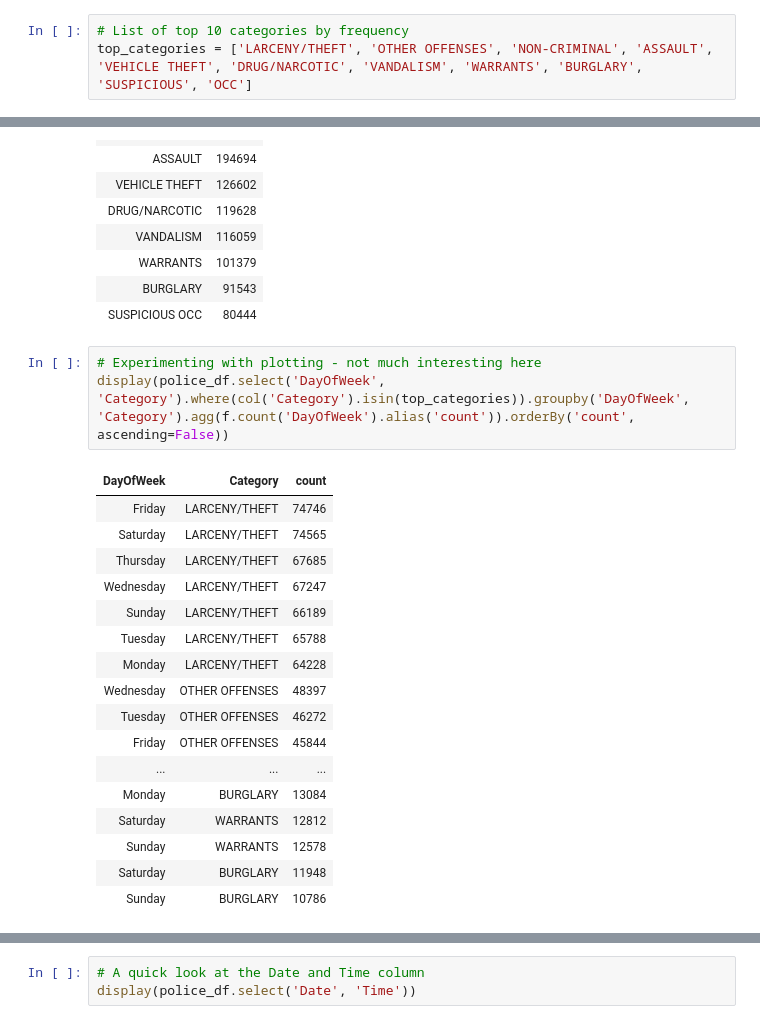
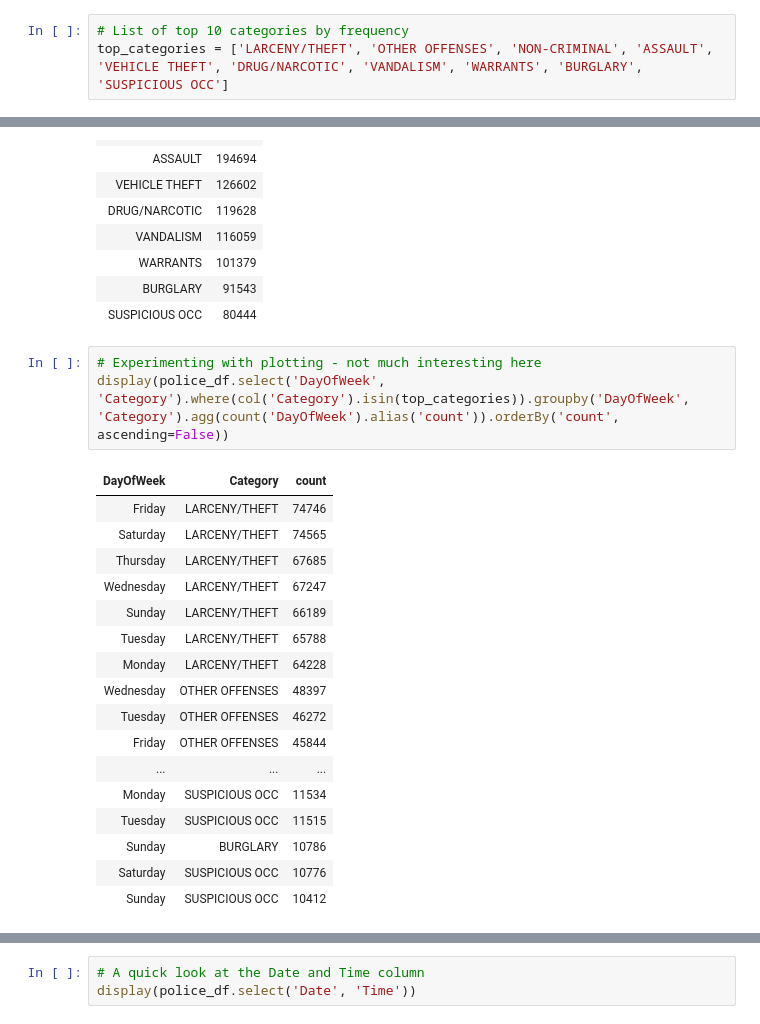
Before and after one commit to GuillaumeJouetp/crime_insights, a Jupyter notebook: Project1-2.ipynb, the cells around one changed output, grey strips where cells are left out. Drawn from its saved outputs; the diff is of its cells as text.

```diff
--- a/Project1-2.ipynb
+++ b/Project1-2.ipynb
@@ -47,7 +47,7 @@ display(police_df.groupby('Category').agg(f.count('Category').alias('count')).or
 | TREA | 14 |
 # %%
 # List of top 10 categories by frequency
-top_categories = ['LARCENY/THEFT', 'OTHER OFFENSES', 'NON-CRIMINAL', 'ASSAULT', 'VEHICLE THEFT', 'DRUG/NARCOTIC', 'VANDALISM', 'WARRANTS', 'BURGLARY', 'SUSPICIOUS', 'OCC']
+top_categories = ['LARCENY/THEFT', 'OTHER OFFENSES', 'NON-CRIMINAL', 'ASSAULT', 'VEHICLE THEFT', 'DRUG/NARCOTIC', 'VANDALISM', 'WARRANTS', 'BURGLARY', 'SUSPICIOUS OCC']
 # %% [output]
 [interactive output not drawn]
 # %%
@@ -68,25 +68,25 @@ display(police_df.groupby('Category').agg(count('Category').alias('count')).orde
 | SUSPICIOUS OCC | 80444 |
 # %%
 # Experimenting with plotting - not much interesting here
-display(police_df.select('DayOfWeek', 'Category').where(col('Category').isin(top_categories)).groupby('DayOfWeek', 'Category').agg(f.count('DayOfWeek').alias('count')).orderBy('count', ascending=False))
+display(police_df.select('DayOfWeek', 'Category').where(col('Category').isin(top_categories)).groupby('DayOfWeek', 'Category').agg(count('DayOfWeek').alias('count')).orderBy('count', ascending=False))
 # %% [output]
 | DayOfWeek | Category | count |
 | Friday | LARCENY/THEFT | 74746 |
 | Saturday | LARCENY/THEFT | 74565 |
 | Thursday | LARCENY/THEFT | 67685 |
 | Wednesday | LARCENY/THEFT | 67247 |
 | Sunday | LARCENY/THEFT | 66189 |
 | Tuesday | LARCENY/THEFT | 65788 |
 | Monday | LARCENY/THEFT | 64228 |
 | Wednesday | OTHER OFFENSES | 48397 |
 | Tuesday | OTHER OFFENSES | 46272 |
 | Friday | OTHER OFFENSES | 45844 |
 | ... | ... | ... |
-| Monday | BURGLARY | 13084 |
-| Saturday | WARRANTS | 12812 |
-| Sunday | WARRANTS | 12578 |
-| Saturday | BURGLARY | 11948 |
+| Monday | SUSPICIOUS OCC | 11534 |
+| Tuesday | SUSPICIOUS OCC | 11515 |
 | Sunday | BURGLARY | 10786 |
+| Saturday | SUSPICIOUS OCC | 10776 |
+| Sunday | SUSPICIOUS OCC | 10412 |
 # %%
 # Some categories which shows different frequencies depending on the day of the week.
 # Especially prostitution shows big gap in frequency depending on the day of the week.
```
Also changed, not shown: parts of 21 cells of this notebook, 2 other files.
